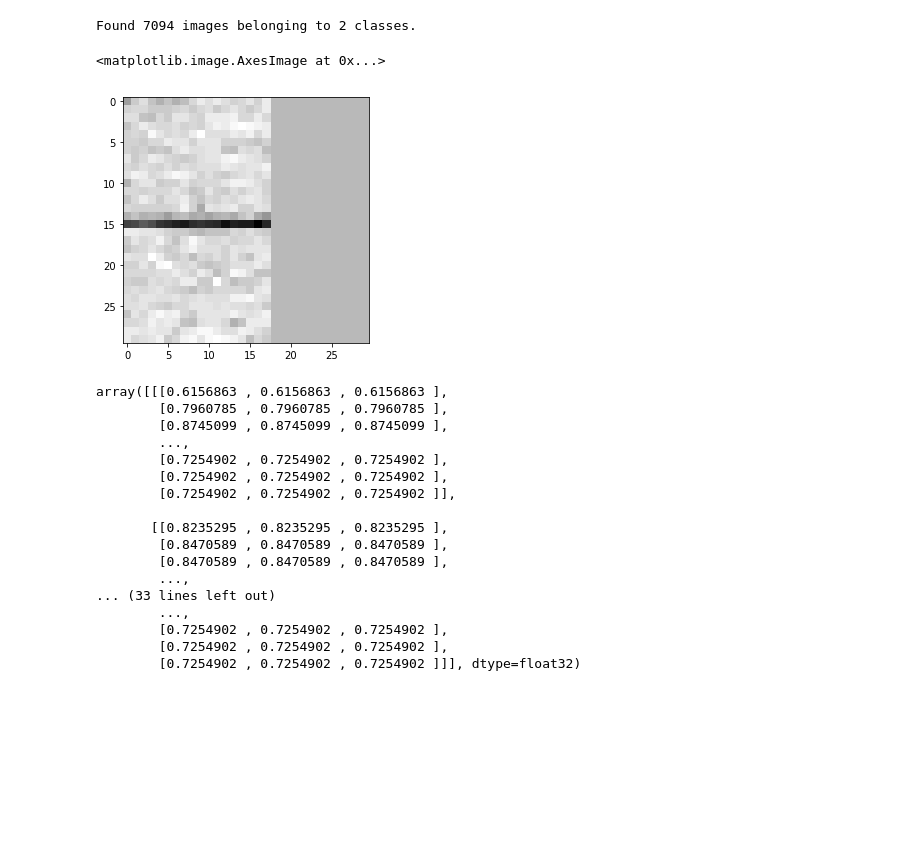
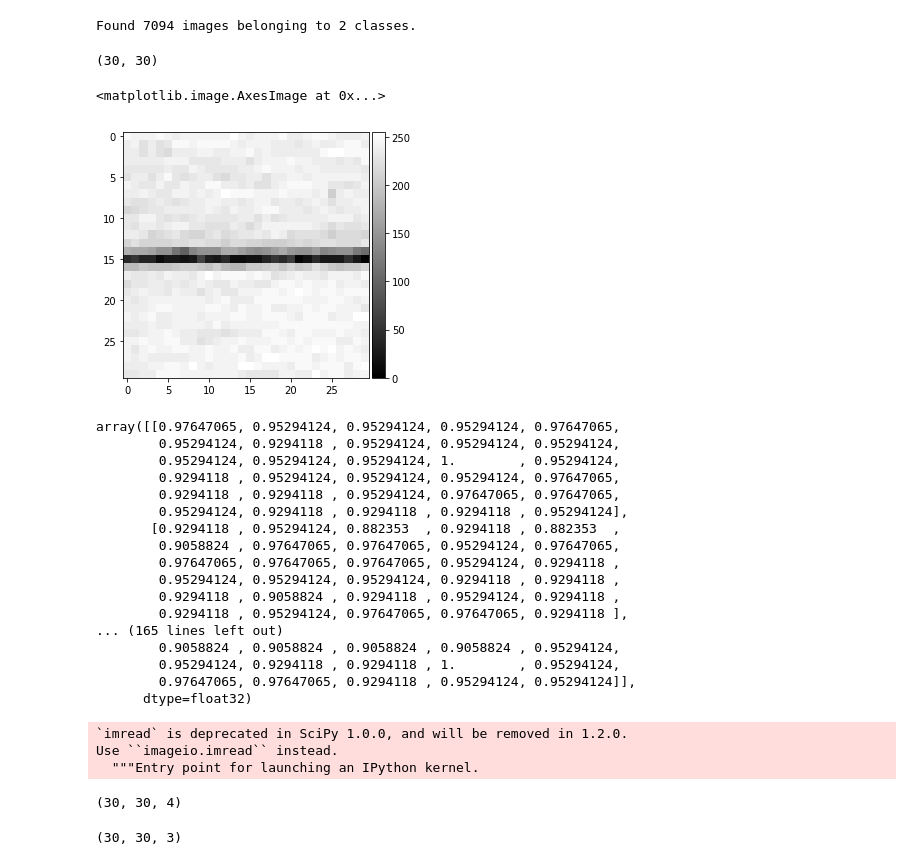
Before and after one commit to reiffd7/line_remover_, a Jupyter notebook: notebooks/loading_images_into_CNN.ipynb, the cells around one changed output. Saved outputs shown, nothing was run; the diff lists cells and outputs as text; code cells hidden in the pictures; blank space fills up the shorter version.

```diff
--- a/notebooks/loading_images_into_CNN.ipynb
+++ b/notebooks/loading_images_into_CNN.ipynb
@@ -14,6 +43,7 @@ train_datagen = ImageDataGenerator(rescale=1./255)
 train_generator = train_datagen.flow_from_directory(
         '../data/gray/all/',
         target_size=(30, 30),
+        color_mode = 'grayscale',
         batch_size=1,
         class_mode='binary',
         shuffle=True)
@@ -21,27 +51,33 @@ train_generator = train_datagen.flow_from_directory(
 Found 7094 images belonging to 2 classes.
 # %%
 x,y = train_generator.next()
-io.imshow(x[0])
+x = x.reshape((30, 30))
-# %% [output]
-<matplotlib.image.AxesImage at 0x...>
-[figure, removed]
+# %%
+x.shape
+# %% [output]
+(30, 30)
+# %%
+io.imshow(x*255, cmap = 'gray')
+# %% [output]
+<matplotlib.image.AxesImage at 0x...>
+[figure, added]
 # %%
-x[0]
+x
 # %% [output]
-array([[[0.6156863 , 0.6156863 , 0.6156863 ],
-        [0.7960785 , 0.7960785 , 0.7960785 ],
-        [0.8745099 , 0.8745099 , 0.8745099 ],
-        ...,
-        [0.7254902 , 0.7254902 , 0.7254902 ],
-        [0.7254902 , 0.7254902 , 0.7254902 ],
-        [0.7254902 , 0.7254902 , 0.7254902 ]],
-
-       [[0.8235295 , 0.8235295 , 0.8235295 ],
-        [0.8470589 , 0.8470589 , 0.8470589 ],
-        [0.8470589 , 0.8470589 , 0.8470589 ],
-        ...,
-... (33 lines left out)
-        ...,
-        [0.7254902 , 0.7254902 , 0.7254902 ],
-        [0.7254902 , 0.7254902 , 0.7254902 ],
-        [0.7254902 , 0.7254902 , 0.7254902 ]]], dtype=float32)
+array([[0.97647065, 0.95294124, 0.95294124, 0.95294124, 0.97647065,
+        0.95294124, 0.9294118 , 0.95294124, 0.95294124, 0.95294124,
+        0.95294124, 0.95294124, 0.95294124, 1.        , 0.95294124,
+        0.9294118 , 0.95294124, 0.95294124, 0.95294124, 0.97647065,
+        0.9294118 , 0.9294118 , 0.95294124, 0.97647065, 0.97647065,
+        0.95294124, 0.9294118 , 0.9294118 , 0.9294118 , 0.95294124],
+       [0.9294118 , 0.95294124, 0.882353  , 0.9294118 , 0.882353  ,
+        0.9058824 , 0.97647065, 0.97647065, 0.95294124, 0.97647065,
+        0.97647065, 0.97647065, 0.97647065, 0.95294124, 0.9294118 ,
+        0.95294124, 0.95294124, 0.95294124, 0.9294118 , 0.9294118 ,
+        0.9294118 , 0.9058824 , 0.9294118 , 0.95294124, 0.9294118 ,
+        0.9294118 , 0.95294124, 0.97647065, 0.97647065, 0.9294118 ],
+... (165 lines left out)
+        0.9058824 , 0.9058824 , 0.9058824 , 0.9058824 , 0.95294124,
+        0.95294124, 0.9294118 , 0.9294118 , 1.        , 0.95294124,
+        0.97647065, 0.97647065, 0.9294118 , 0.95294124, 0.95294124]],
+      dtype=float32)
@@ -47,0 +89,14 @@ array([[[0.6156863 , 0.6156863 , 0.6156863 ],
+# %%
+x = imread('../data/gray/all/lines/183_img_300_353.png')
+# %% [output]
+`imread` is deprecated in SciPy 1.0.0, and will be removed in 1.2.0.
+Use ``imageio.imread`` instead.
+  """Entry point for launching an IPython kernel.
+# %%
+x.shape
+# %% [output]
+(30, 30, 4)
+# %%
+x[:, :, :3]
+# %% [output]
+(30, 30, 3)
```
Also changed, not shown: parts of 6 cells of this notebook, 10 other files.
